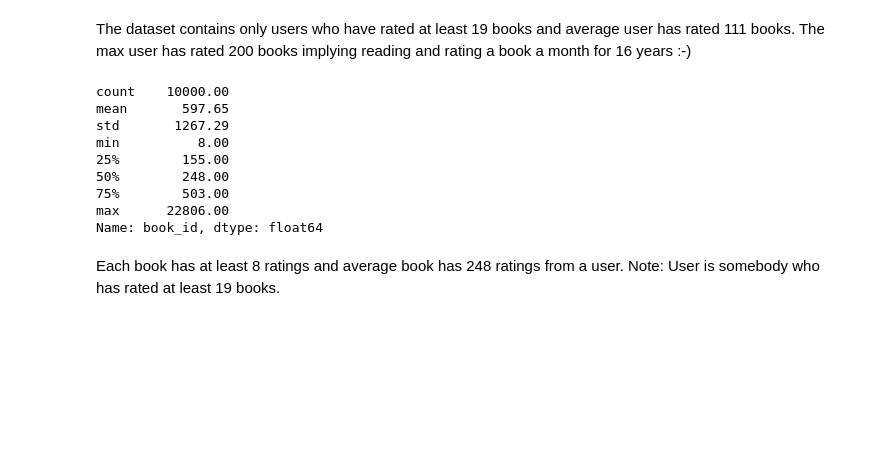
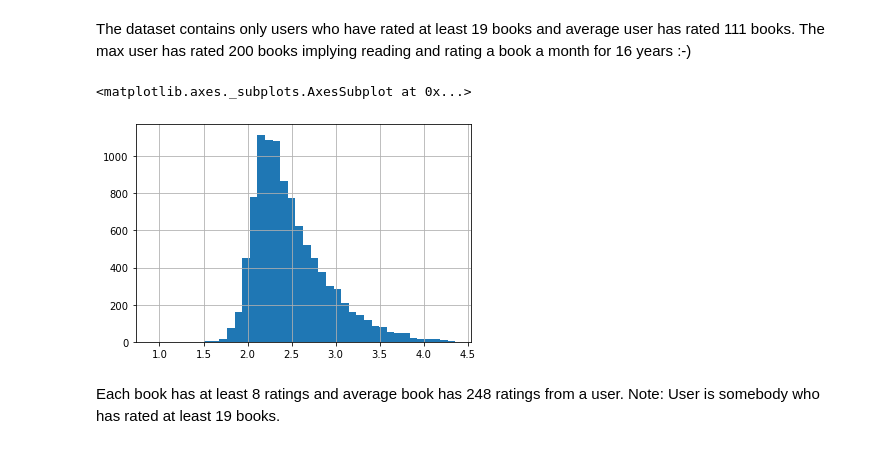
Before and after one commit to kross11480/courses, a Jupyter notebook: goodreads/books_analysis.ipynb, the cells around one changed output. Drawn from its saved outputs; the diff is of its cells as text; code cells hidden in the pictures; blank space fills up the shorter version.

```diff
--- a/goodreads/books_analysis.ipynb
+++ b/goodreads/books_analysis.ipynb
@@ -59,18 +58,13 @@ The dataset contains only users who have rated at least 19 books and average use
 # %%
 #ratings.boxplot(column='rating')
 #ratings.rating.describe()
-ratings_per_book = ratings.groupby('book_id').book_id.apply( lambda x: len( x ))
-ratings_per_book.describe()
+ratings_per_book = ratings.groupby('book_id').book_id.apply( lambda x: np.log10(len( x )))
+#ratings_per_book.head()
+#ratings_per_book.plot.density()
+ratings_per_book.sort_values().hist(bins=40)
 # %% [output]
-count    10000.00
-mean       597.65
-std       1267.29
-min          8.00
-25%        155.00
-50%        248.00
-75%        503.00
-max      22806.00
-Name: book_id, dtype: float64
+<matplotlib.axes._subplots.AxesSubplot at 0x...>
+[figure, added]
 # %% [markdown]
 Each book has at least 8 ratings and average book has 248 ratings from a user. Note: User is somebody who has rated at least 19 books.
 # %% [markdown]
```
Also changed, not shown: parts of 7 cells of this notebook.
